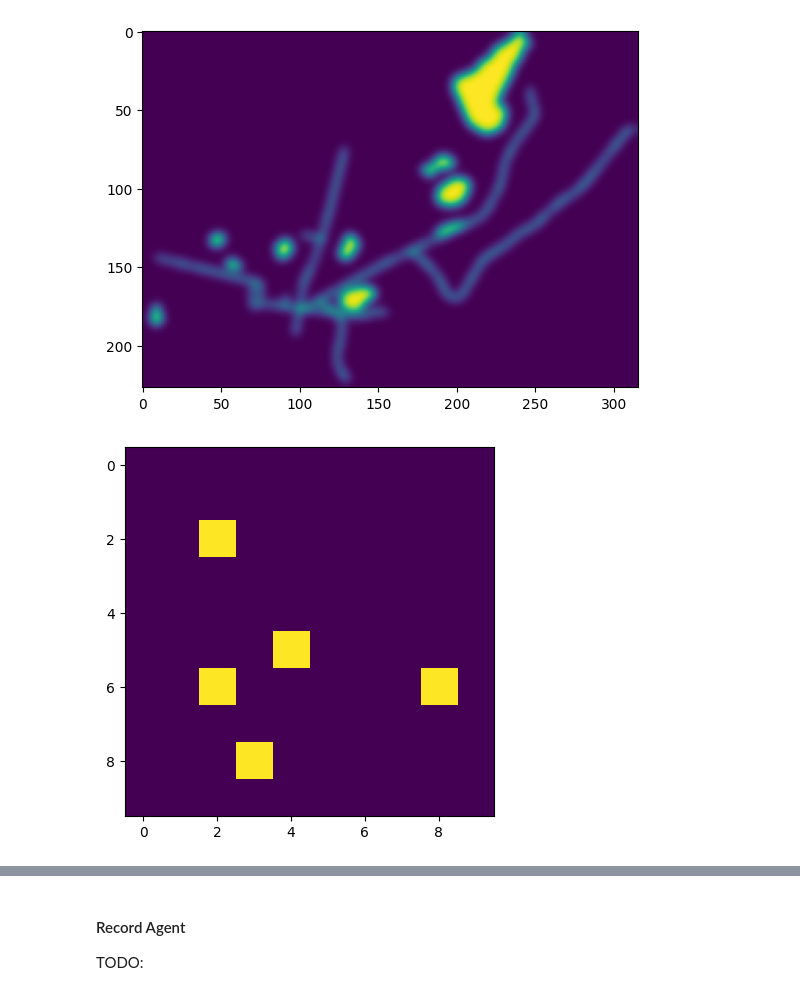
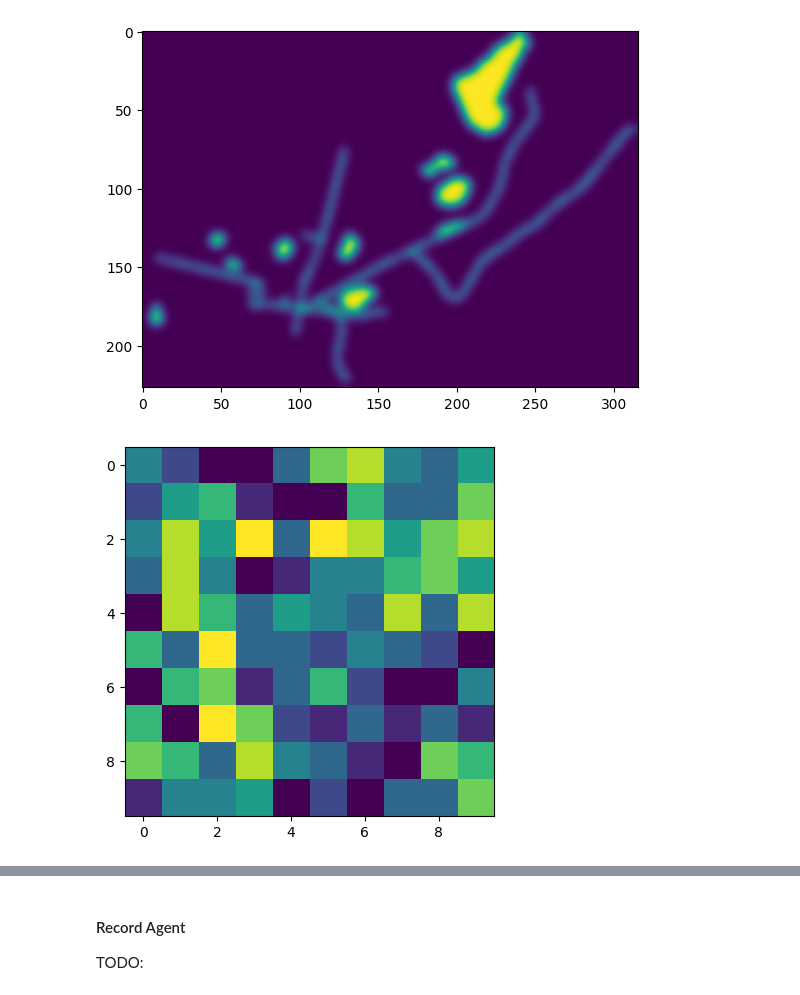
Before and after one commit to TheJoboReal/Bachelor, a Jupyter notebook: src/gym.ipynb, the cells around one changed output, grey strips where cells are left out. Cells and saved outputs as stored; diff of their text form; code cells hidden in the pictures.

```diff
--- a/src/gym.ipynb
+++ b/src/gym.ipynb
@@ -54,8 +55,9 @@ class GridWorldEnv(gym.Env):
         self._agent_location = np.array([-1, -1], dtype=np.int32)
         self._target_location = np.array([-1, -1], dtype=np.int32)
         self._visited_states_near = np.zeros((3, 3))
-        self._actions_taken = {}  # Dictionary to store actions per state
+        self._actions_taken = {}
         self._direction = np.array([-1, -1], dtype=np.int32)
+        self._reward_near = np.zeros((3, 3))
 
 
         # Observations are dictionaries with the agent's and the target's location.
@@ -65,6 +67,7 @@ class GridWorldEnv(gym.Env):
             "agent": gym.spaces.Box(0, size - 1, shape=(2,), dtype=int),
             "target": gym.spaces.Box(0, size - 1, shape=(2,), dtype=int),
             "visited_states_near": gym.spaces.Box(-1, 1, shape=(3, 3), dtype=int),
+            "reward_near": gym.spaces.Box(-1, 1, shape=(3, 3), dtype=int),
             "actions_taken": gym.spaces.Box(0, 7, shape=(8,), dtype=int),
             "direction": gym.spaces.Box(low=-1, high=1, shape=(2,), dtype=int)  # Direction box
             }
@@ -113,6 +116,7 @@ class GridWorldEnv(gym.Env):
             "visited_states_near": self._visited_states_near,
             "actions_taken": actions_taken,
             "direction": self._direction,
+            "reward_near": self._reward_near
         }
 
 
@@ -143,6 +147,25 @@ class GridWorldEnv(gym.Env):
     def get_direction(self, action):
         return self._action_to_direction[action]
 
+    def check_rewards_near(self):
+        x, y = self._agent_location
+        for dx in range(-1, 2):
+            for dy in range(-1, 2):
+                nx, ny = x + dx, y + dy
+                if 0 <= nx < self.size and 0 <= ny < self.size:
+                    self._reward_near[dx + 1, dy + 1] = self.world[nx][ny]
+
+    def check_visited_near(self):
+        # Create a 3x3 local view centered on the agent
+        x, y = self._agent_location
+        self._visited_states = np.zeros((3, 3))
+
+        for dx in range(-1, 2):
+            for dy in range(-1, 2):
+                nx, ny = x + dx, y + dy
+                if 0 <= nx < self.size and 0 <= ny < self.size:
+                    self._visited_states_near[dx + 1, dy + 1] += self.visited_states[nx][ny]
+
 
     def step(self, action):
         # Map the action (element of {0,1,2,3,4,5,6,7}) to the direction we walk in
@@ -168,15 +191,8 @@ class GridWorldEnv(gym.Env):
         grid_x, grid_y = self._agent_location
         self.visited_states[grid_x][grid_y] += 1  # Mark this grid cell as visited
 
-        # Create a 3x3 local view centered on the agent
-        x, y = self._agent_location
-        self._visited_states = np.zeros((3, 3))
-
-        for dx in range(-1, 2):
-            for dy in range(-1, 2):
-                nx, ny = x + dx, y + dy
-                if 0 <= nx < self.size and 0 <= ny < self.size:
-                    self._visited_states_near[dx + 1, dy + 1] += self.visited_states[nx][ny]
+        self.check_rewards_near()
+        self.check_visited_near()
 
 
         # An environment is completed if and only if the agent has searched all states
@@ -475,32 +501,33 @@ heatmap = matrix_from_heatmap()
 [figure]
 # %%
 # hyperparameters
-learning_rate = 0.1
+learning_rate = 0.01
 size = 10
 
 env = GridWorldEnv(size=size)
 # env.world_from_matrix(heatmap)
 env.setReward(6, 2, 2)
 env.setReward(2, 2, 2)
 env.setReward(8, 3, 2)
 env.setReward(6, 8, 2)
 env.setReward(5, 4, 2)
+env.random_env()
 
 # Display world
 
 plt.imshow(env.world, cmap='viridis')
 
 env_timelimit = gym.wrappers.TimeLimit(env, max_episode_steps=1000)
 
 agent = SAR_agent(
     env=env,
     learning_rate=learning_rate,
 )
 
 agents = []
 agents.append(agent)
 # %% [output]
-[figure, old version]
+[figure, new version]
 # %%
 swarm = swarm(env, agents, 15, 10, N_EPISODES)
 
```
Also changed, not shown: parts of 5 cells of this notebook.
